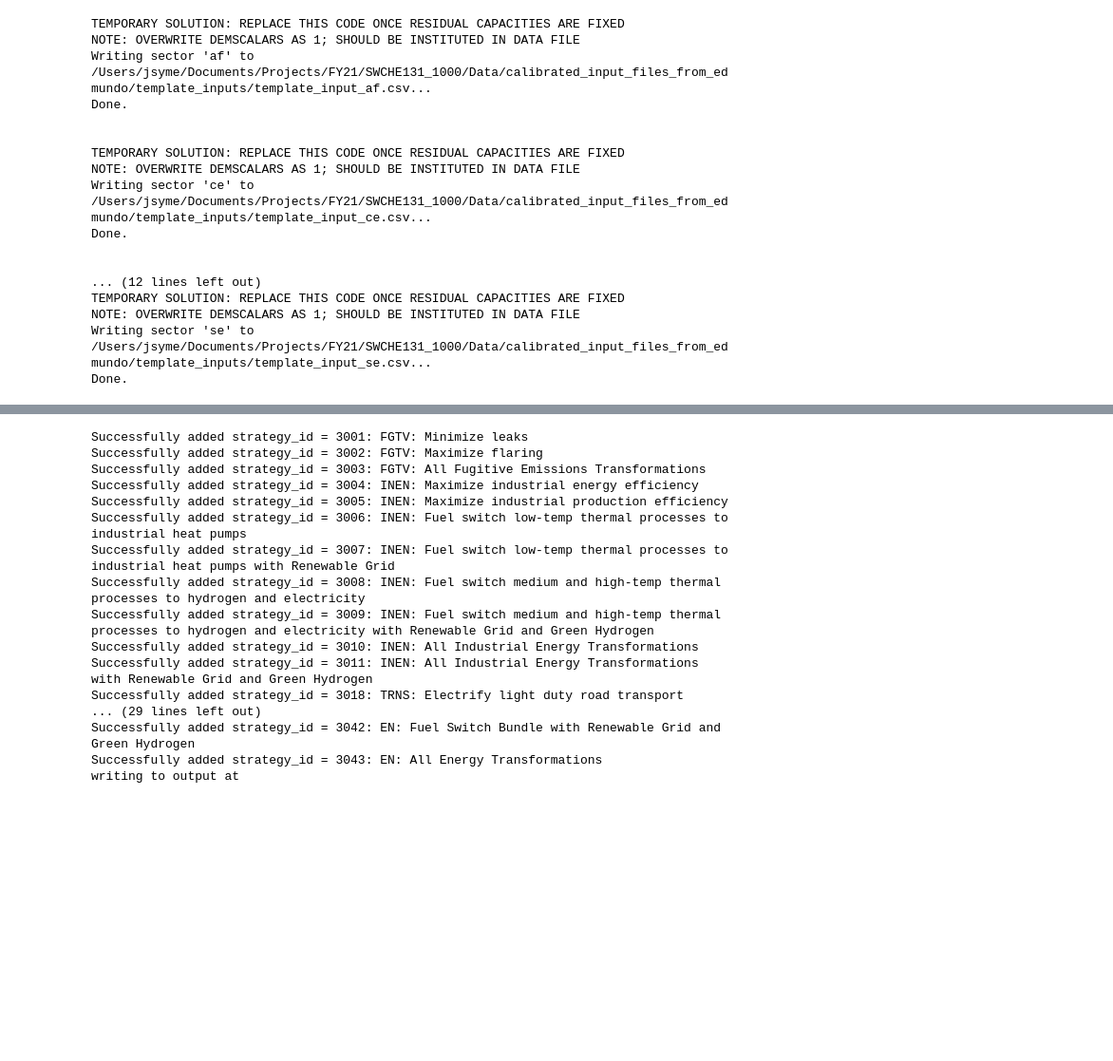
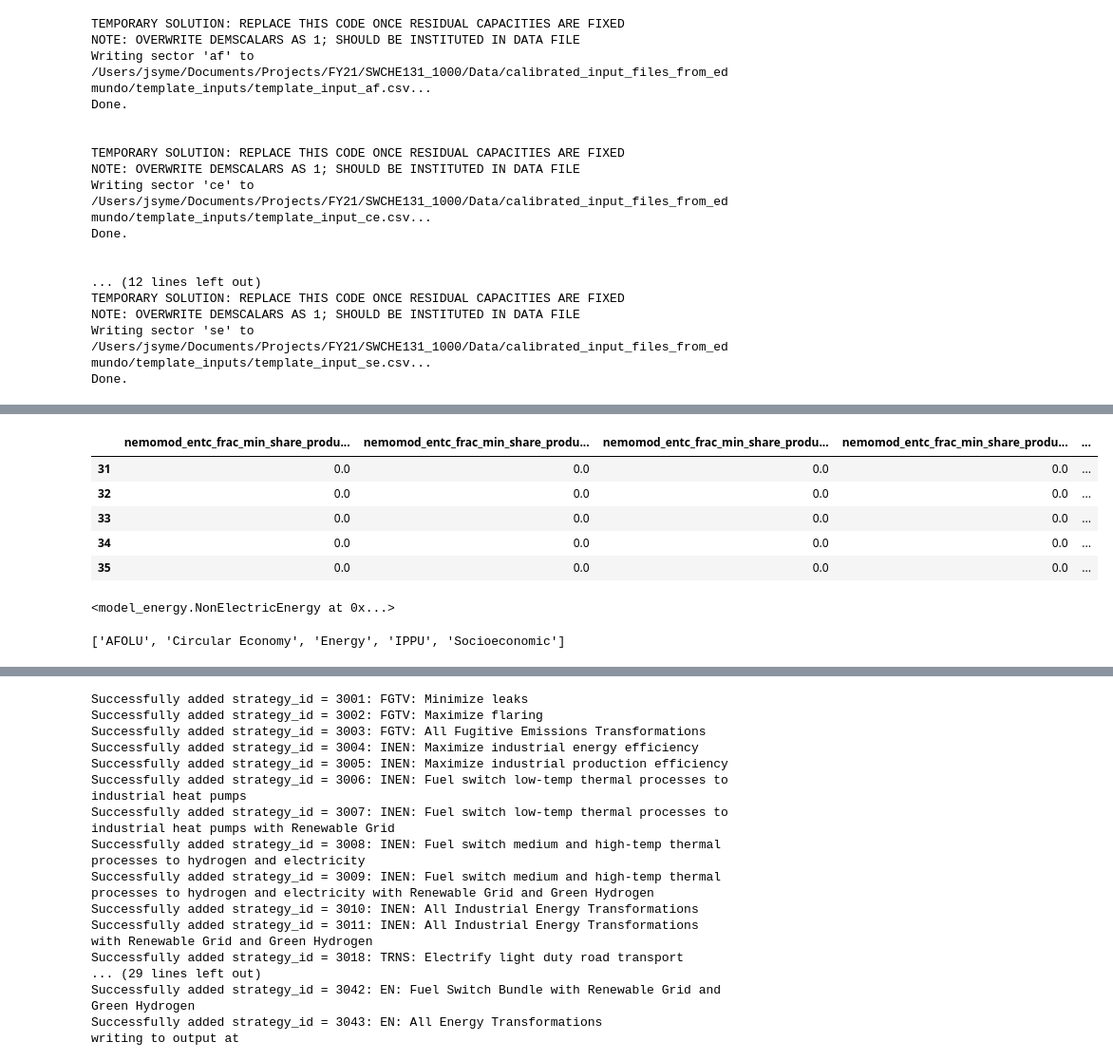
Before and after one commit to jarojasag/lac_decarbonization, a Jupyter notebook: python/build_transformations_energy.ipynb, the cells around one changed output, grey strips where cells are left out. Shown at 95% size. Cells and saved outputs as stored; diff of their text form; code cells hidden in the pictures; blank space fills up the shorter version.

```diff
--- a/python/build_transformations_energy.ipynb
+++ b/python/build_transformations_energy.ipynb
@@ -1105,0 +1162,16 @@ Done.
+# %%
+sa.model_attributes.get_standard_variables(
+    df_test,
+    model_elec.modvar_entc_nemomod_min_share_production
+).tail()
+# %% [output]
+|  | nemomod_entc_frac_min_share_produ... | nemomod_entc_frac_min_share_produ... | nemomod_entc_frac_min_share_produ... | nemomod_entc_frac_min_share_produ... | ... |
+| 31 | 0.0 | 0.0 | 0.0 | 0.0 | ... |
+| 32 | 0.0 | 0.0 | 0.0 | 0.0 | ... |
+| 33 | 0.0 | 0.0 | 0.0 | 0.0 | ... |
+| 34 | 0.0 | 0.0 | 0.0 | 0.0 | ... |
+| 35 | 0.0 | 0.0 | 0.0 | 0.0 | ... |
+# %%
+mods.model_energy
+# %% [output]
+<model_energy.NonElectricEnergy at 0x...>
@@ -1105,0 +1315,4 @@ Done.
+# %%
+sa.model_attributes.get_sector_list_from_projection_input(None)
+# %% [output]
+['AFOLU', 'Circular Economy', 'Energy', 'IPPU', 'Socioeconomic']
```
Also changed, not shown: parts of 5 cells of this notebook, 18 other files.
